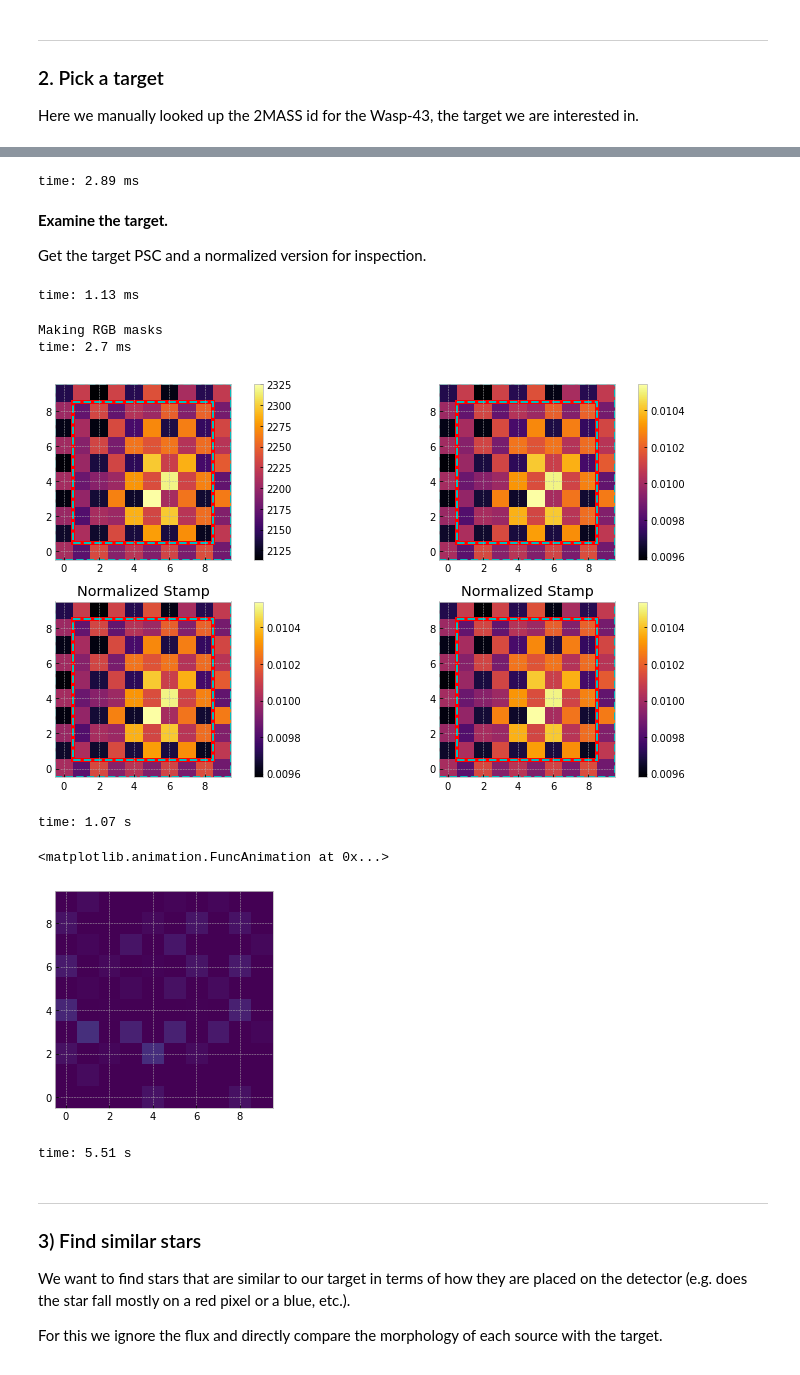
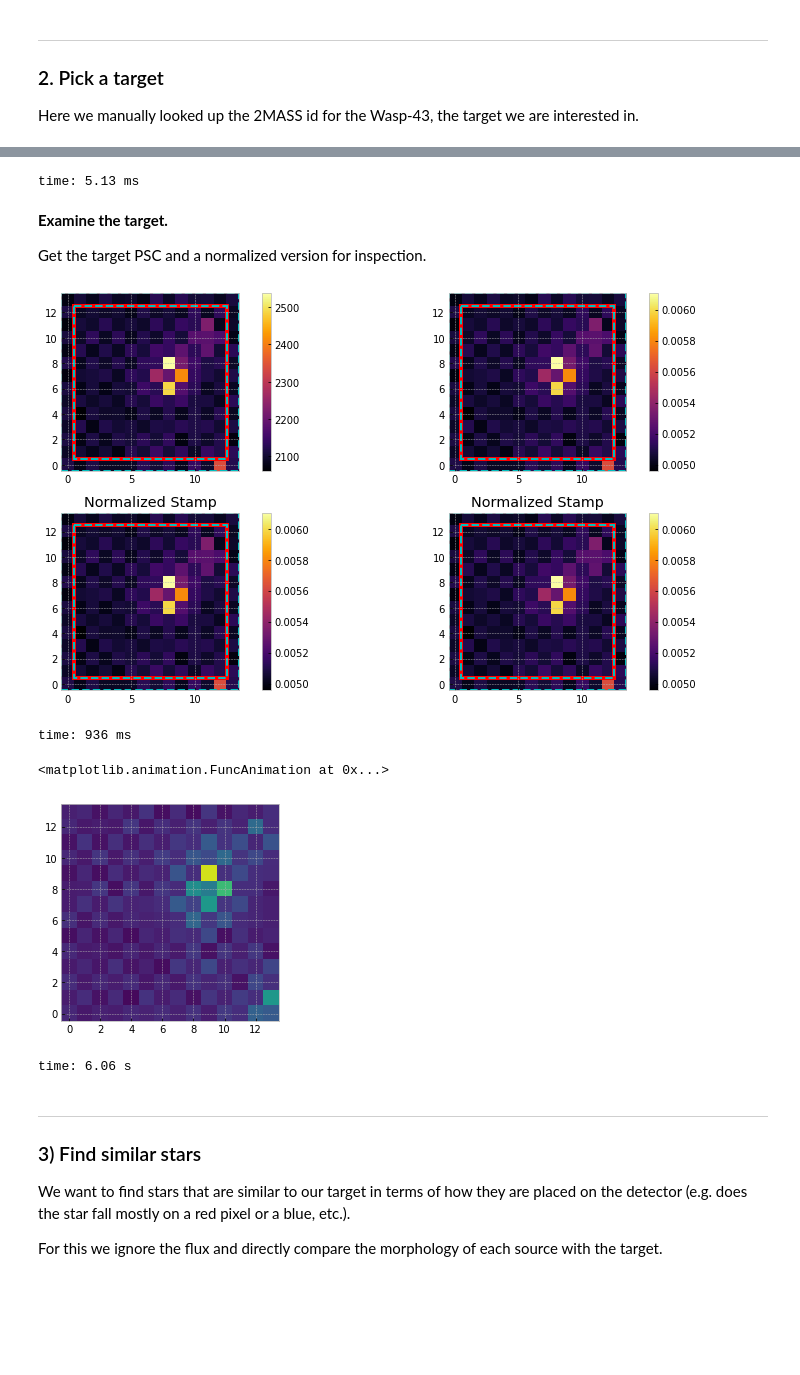
Before and after one commit to panoptes/panoptes-pipeline, a Jupyter notebook: examples/notebooks/PIAA-Algorithm.ipynb, the cells around one changed output, grey strips where cells are left out. Saved outputs shown, nothing was run; the diff lists cells and outputs as text; code cells hidden in the pictures; blank space fills up the shorter version.

```diff
--- a/examples/notebooks/PIAA-Algorithm.ipynb
+++ b/examples/notebooks/PIAA-Algorithm.ipynb
@@ -50,5 +50,5 @@ time: 1.92 ms
 # %%
 # Sequence we want to examine
 # seq_id = 'PAN001/Wasp104/14d3bd/20180215T084721'
-seq_id = 'PAN001/Tres3/ee04d1/20180521T092247'
+seq_id = 'PAN006/Kelt3/7bab97/20180214T234338'
 # %% [output]
@@ -73,0 +74,2 @@ time: 2.47 ms
+# %%
+stamp_size = (14, 14)
@@ -90,8 +85,0 @@ The individual stamp is made by a lookup of the RA/Dec coordinates. The stamp is
-# %%
-stamp_size = (10, 10)
-
-if len(observation.stamps) < 1:
-    observation.create_stamp_slices(stamp_size=stamp_size)
-else:
-    side = int(np.sqrt(observation.stamps[picid].shape[1]))
-    stamp_size = (side, side)
@@ -132,48 +112,43 @@ time: 293 ms
 # %%
 # Going to look at our target but could grab a random PICID
-# picid = observation.point_sources.index[np.random.randint(len(observation.point_sources))]
-# picid = high_snr[np.random.randint(len(high_snr))]
+# picid = list(observation.stamps.keys())[np.random.randint(len(observation.stamps))]
 picid = ticid
 # picid = '16779619'
 
 # Get PSC and normalized version
-target_psc = observation.get_psc(picid, remove_bias=False)
+target_psc = observation.get_psc(picid)
 normalized_psc = helpers.normalize(target_psc)
+
+observation.num_frames = target_psc.shape[0]
+
+# side = int(np.sqrt(observation.stamps[picid]['0'].shape[1]))
+# stamp_size = (side, side)
 # %% [output]
-time: 2.89 ms
+time: 5.13 ms
 # %% [markdown]
 **Examine the target.**
 
 Get the target PSC and a normalized version for inspection.
-# %%
-observation.num_frames = target_psc.shape[0]
-# %% [output]
-time: 1.13 ms
-# %%
-rgb_stamp_masks = helpers.get_rgb_masks(target_psc[0].reshape(stamp_size[0], stamp_size[1]), force_new=True, separate_green=True)
-# %% [output]
-Making RGB masks
-time: 2.7 ms
 # %%
 # Here we are looking at the PSC and the normalized, with the normalized on bottom, so it is a repeat of information.
 helpers.show_stamps(
     pscs=[
         target_psc.reshape(observation.num_frames, stamp_size[0], stamp_size[1]),
         normalized_psc.reshape(observation.num_frames, stamp_size[0], stamp_size[1])
     ],
     stamp_size=stamp_size[0],
     aperture_size=stamp_size[0] -2,
-    frame_idx=17) #, stretch='log')
+    frame_idx=0) #, stretch='log')
 # %% [output]
-[figure, old version]
+[figure, new version]
-time: 1.07 s
+time: 936 ms
 # %%
 # Outputs an animation that can be played. Also outputs a first frame that is annoying and in the way.
 helpers.animate_stamp(target_psc.reshape(observation.num_frames, stamp_size[0], stamp_size[0]))
 # %% [output]
 <matplotlib.animation.FuncAnimation at 0x...>
-[figure, old version]
+[figure, new version]
-time: 5.51 s
+time: 6.06 s
 # %% [markdown]
 ---
 ### 3) Find similar stars
```
Also changed, not shown: parts of 40 cells of this notebook, 13 other files.
